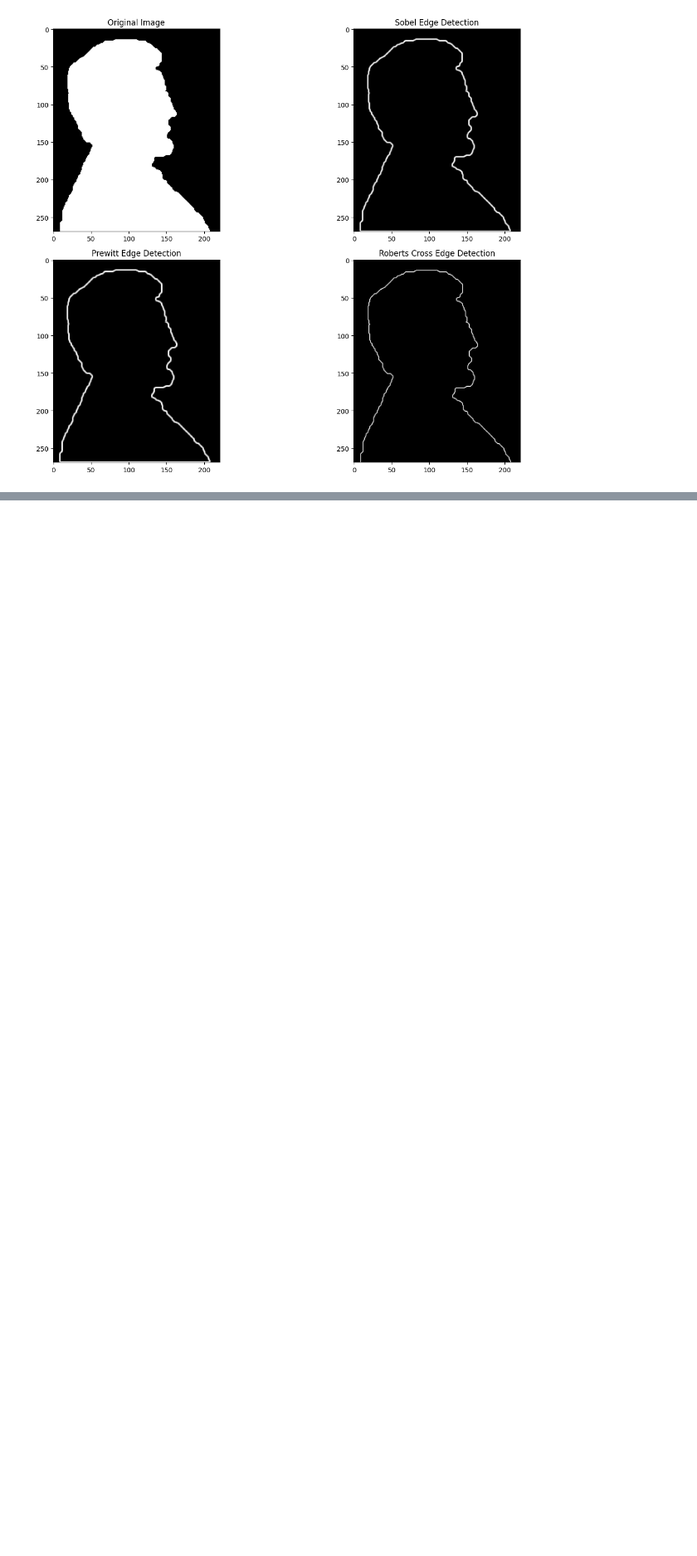
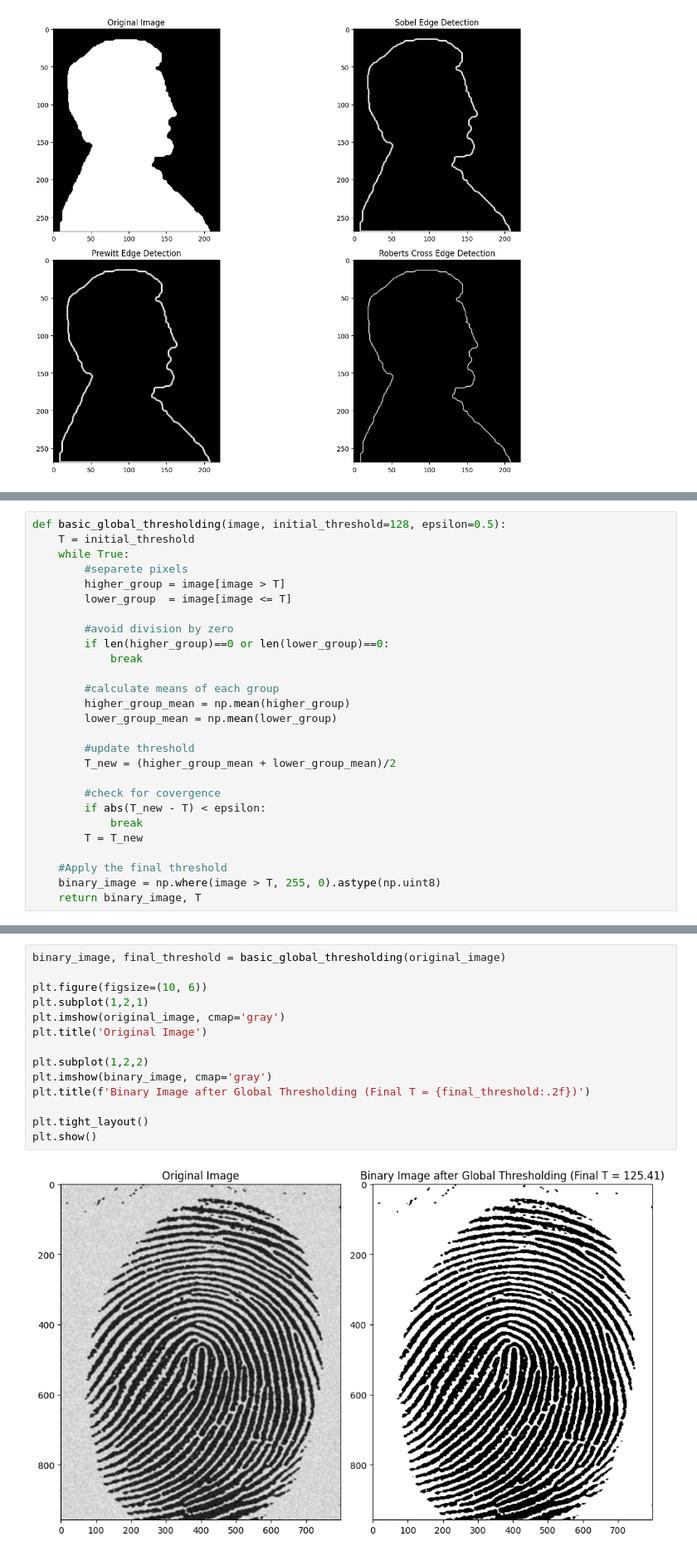
Before and after one commit to Mominur-sumon/Digital_image_processing_Lab_2025, a Jupyter notebook: 5.edge_segmentation_thresgold.ipynb, the cells around one changed output, grey strips where cells are left out. Shown at 83% size. Drawn from its saved outputs; the diff is of its cells as text; blank space fills up the shorter version.

```diff
--- a/5.edge_segmentation_thresgold.ipynb
+++ b/5.edge_segmentation_thresgold.ipynb
@@ -168,0 +240,27 @@ plt.show()
+# %%
+def basic_global_thresholding(image, initial_threshold=128, epsilon=0.5):
+    T = initial_threshold
+    while True:
+        #separete pixels
+        higher_group = image[image > T]
+        lower_group  = image[image <= T]
+
+        #avoid division by zero
+        if len(higher_group)==0 or len(lower_group)==0:
+            break
+
+        #calculate means of each group
+        higher_group_mean = np.mean(higher_group)
+        lower_group_mean = np.mean(lower_group)
+
+        #update threshold
+        T_new = (higher_group_mean + lower_group_mean)/2
+
+        #check for covergence
+        if abs(T_new - T) < epsilon:
+            break
+        T = T_new
+
+    #Apply the final threshold
+    binary_image = np.where(image > T, 255, 0).astype(np.uint8)
+    return binary_image, T
@@ -168,0 +269,16 @@ plt.show()
+# %%
+binary_image, final_threshold = basic_global_thresholding(original_image)
+
+plt.figure(figsize=(10, 6))
+plt.subplot(1,2,1)
+plt.imshow(original_image, cmap='gray')
+plt.title('Original Image')
+
+plt.subplot(1,2,2)
+plt.imshow(binary_image, cmap='gray')
+plt.title(f'Binary Image after Global Thresholding (Final T = {final_threshold:.2f})')
+
+plt.tight_layout()
+plt.show()
+# %% [output]
+[figure, added]
```
Also changed, not shown: parts of 8 cells of this notebook.
